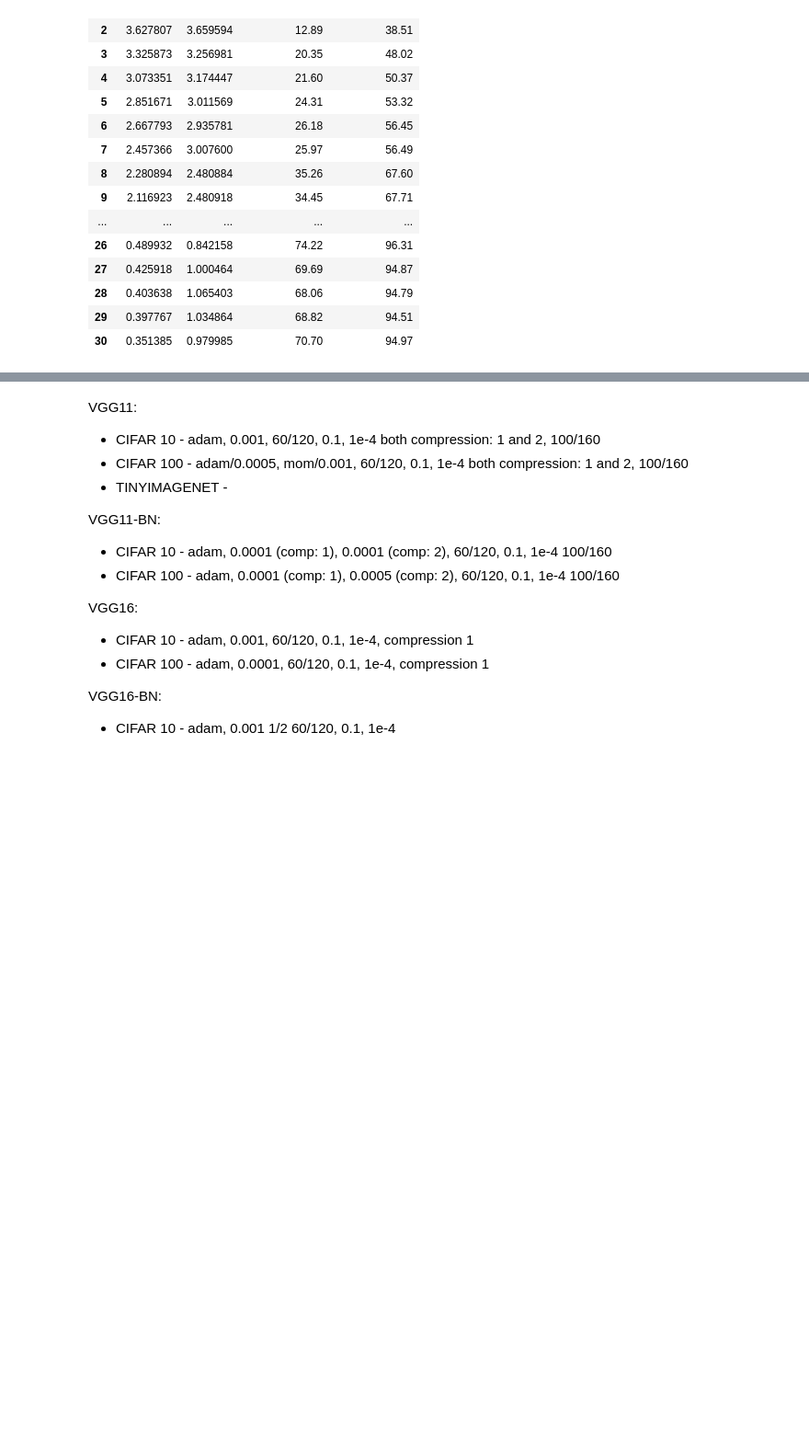
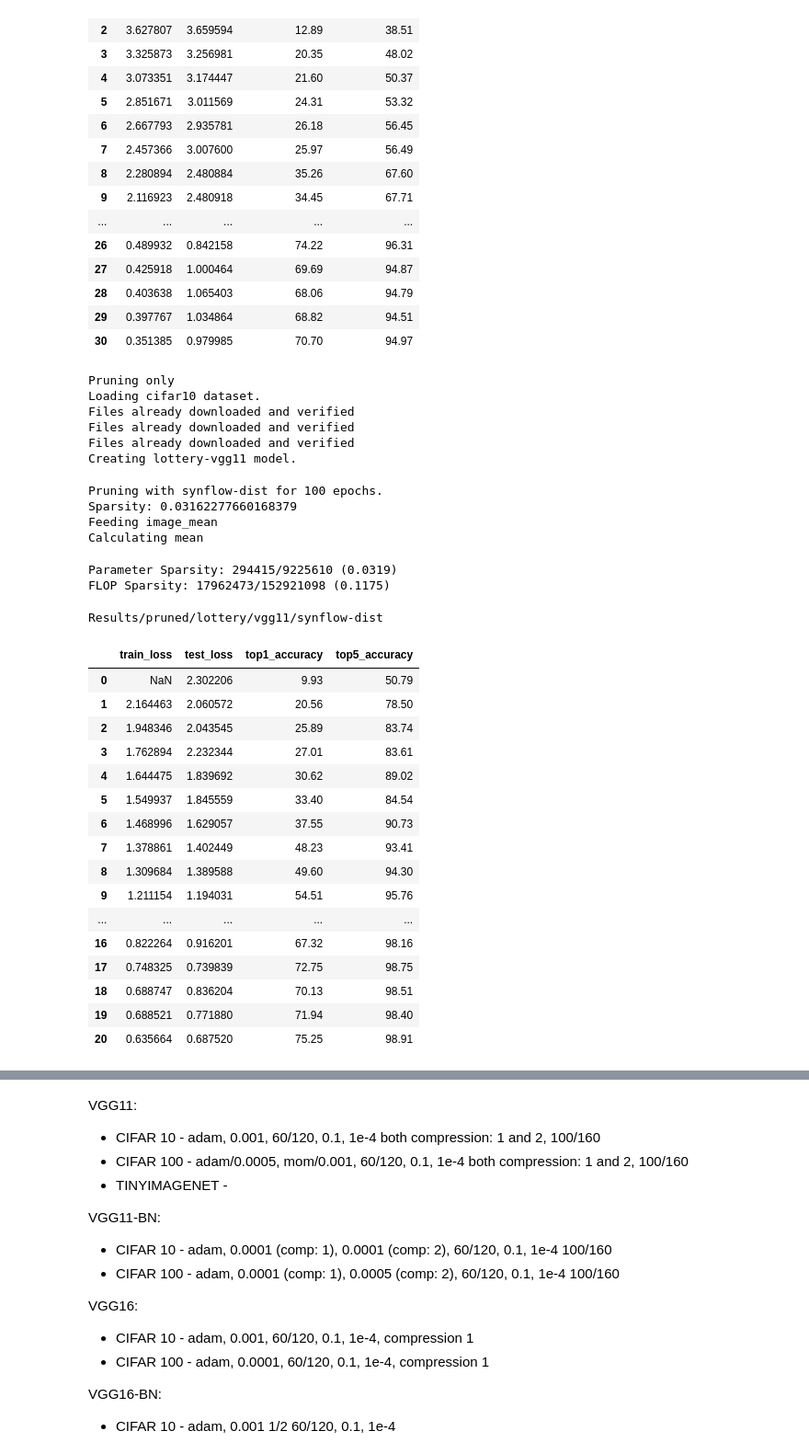
Before and after one commit to uditsaxena/Synaptic-Flow, a Jupyter notebook: Notebooks/Synflow-Dist.ipynb, the cells around one changed output, grey strips where cells are left out. Shown at 92% size. Drawn from its saved outputs; the diff is of its cells as text; code cells hidden in the pictures; blank space fills up the shorter version.

```diff
--- a/Notebooks/Synflow-Dist.ipynb
+++ b/Notebooks/Synflow-Dist.ipynb
@@ -252,4 +252,48 @@ FLOP Sparsity: 7096682/153270372 (0.0463)
 | 28 | 0.403638 | 1.065403 | 68.06 | 94.79 |
 | 29 | 0.397767 | 1.034864 | 68.82 | 94.51 |
 | 30 | 0.351385 | 0.979985 | 70.70 | 94.97 |
+# %%
+args['post_epochs'] = 20
+args['prune_epochs'] = 100
+args['model'] = "vgg11"
+args['dataset'] =  'cifar10'
+args['lr'] = 0.001
+args['optimizer'] = 'adam'
+args['model_class'] = 'lottery'
+args['pruner'] = "synflow-dist"
+args['compression'] = 1.5
+args['seed'] = 42
+args['save_result'] = True
+prune_only(args)
+# %% [output]
+Pruning only
+Loading cifar10 dataset.
+Files already downloaded and verified
+Files already downloaded and verified
+Files already downloaded and verified
+Creating lottery-vgg11 model.
+Pruning with synflow-dist for 100 epochs.
+Sparsity: 0.03162277660168379
+Feeding image_mean
+Calculating mean
+Parameter Sparsity: 294415/9225610 (0.0319)
+FLOP Sparsity: 17962473/152921098 (0.1175)
+Results/pruned/lottery/vgg11/synflow-dist
+|  | train_loss | test_loss | top1_accuracy | top5_accuracy |
+| 0 | NaN | 2.302206 | 9.93 | 50.79 |
+| 1 | 2.164463 | 2.060572 | 20.56 | 78.50 |
+| 2 | 1.948346 | 2.043545 | 25.89 | 83.74 |
+| 3 | 1.762894 | 2.232344 | 27.01 | 83.61 |
+| 4 | 1.644475 | 1.839692 | 30.62 | 89.02 |
+| 5 | 1.549937 | 1.845559 | 33.40 | 84.54 |
+| 6 | 1.468996 | 1.629057 | 37.55 | 90.73 |
+| 7 | 1.378861 | 1.402449 | 48.23 | 93.41 |
+| 8 | 1.309684 | 1.389588 | 49.60 | 94.30 |
+| 9 | 1.211154 | 1.194031 | 54.51 | 95.76 |
+| ... | ... | ... | ... | ... |
+| 16 | 0.822264 | 0.916201 | 67.32 | 98.16 |
+| 17 | 0.748325 | 0.739839 | 72.75 | 98.75 |
+| 18 | 0.688747 | 0.836204 | 70.13 | 98.51 |
+| 19 | 0.688521 | 0.771880 | 71.94 | 98.40 |
+| 20 | 0.635664 | 0.687520 | 75.25 | 98.91 |
 # %%
```
Also changed, not shown: parts of 1 cell of this notebook, 1 other file.
